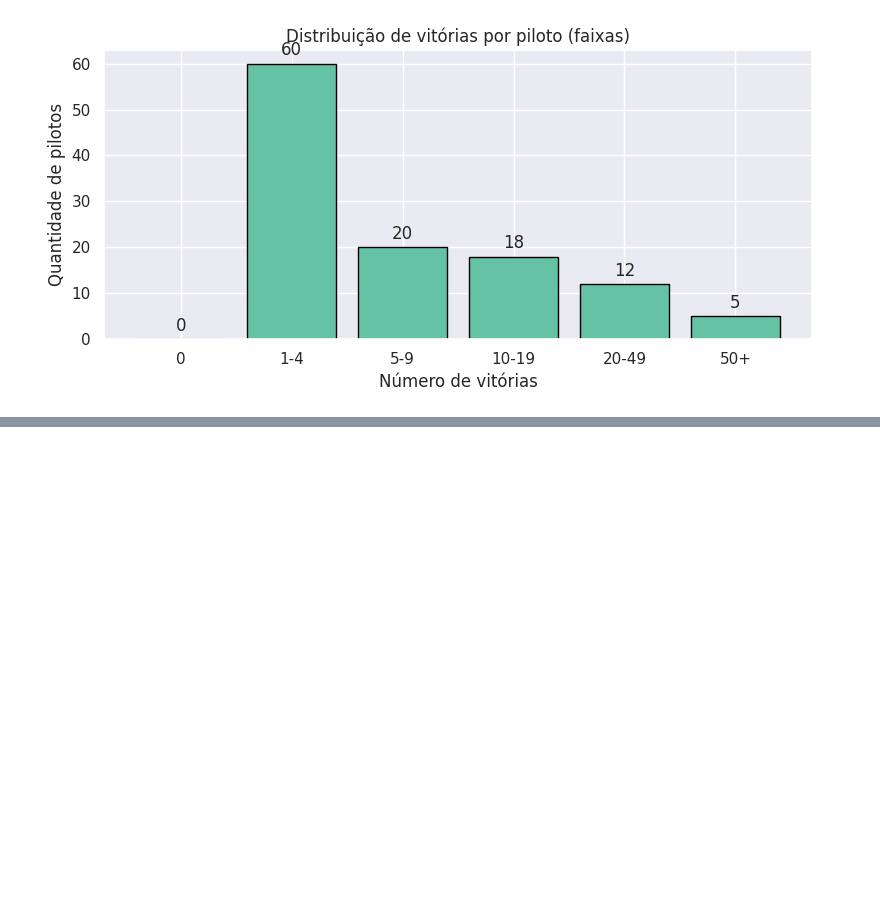
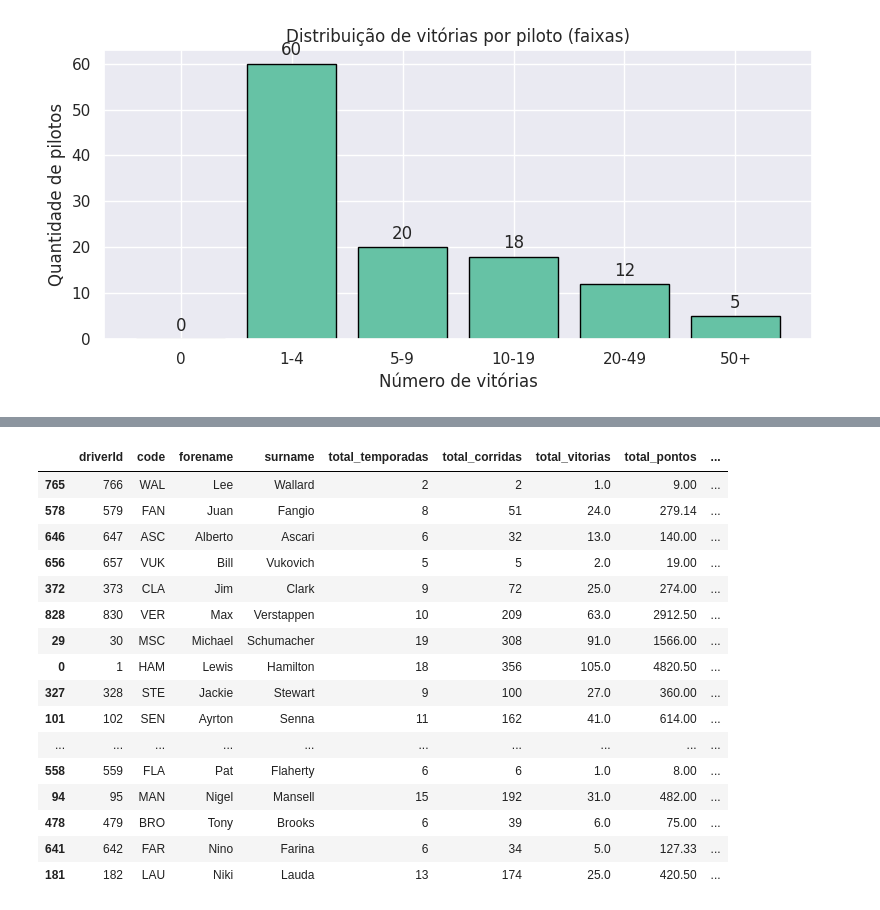
Before and after one commit to sauloverissimo/analise_de_dados_puc, a Jupyter notebook: MVP_analise_de_dados_puc.ipynb, the cells around one changed output, grey strips where cells are left out. Saved outputs shown, nothing was run; the diff lists cells and outputs as text; code cells hidden in the pictures; blank space fills up the shorter version.

```diff
--- a/MVP_analise_de_dados_puc.ipynb
+++ b/MVP_analise_de_dados_puc.ipynb
@@ -443,0 +614,7 @@ plt.show()
+# %%
+df_races['decade'] = (df_races['year'] // 10) * 10
+df_races['decade'] = df_races['decade'].astype(str) + 's'
+# %%
+# Ordenção do dataframe
+colunas_ordenadas = ['order', 'raceId', 'year', 'decade', 'round', 'circuitId', 'name', 'date', 'url']
+df_races = df_races[colunas_ordenadas]
@@ -443,0 +638,2 @@ plt.show()
+# %%
+df_results = df_results.replace({'\\N': np.nan})
@@ -443,0 +655,11 @@ plt.show()
+# %%
+colunas_ordenadas = [
+    'resultId', 'raceId', 'driverId', 'constructorId', 'number', 'grid', 'position',
+    'positionText', 'positionOrder', 'points', 'laps', 'time', 'driver_time', 'milliseconds',
+    'fastestLap', 'rank', 'fastestLapTime', 'fastestLapSpeed', 'statusId'
+]
+
+# Seleciona apenas as colunas disponíveis, para evitar erro caso alguma não exista
+colunas_ordenadas_existentes = [col for col in colunas_ordenadas if col in df_results.columns]
+
+df_results = df_results[colunas_ordenadas_existentes]
@@ -443,0 +708,71 @@ plt.show()
+# %%
+# Total de corridas disputadas por piloto
+corridas_por_piloto = df_results.groupby('driverId')['raceId'].nunique()
+
+# Total de vitórias (posição 1) por piloto
+vitorias_por_piloto = df_results[df_results['positionOrder'] == 1].groupby('driverId')['raceId'].nunique()
+
+# Total de pontos por piloto
+pontos_por_piloto = df_results.groupby('driverId')['points'].sum()
+
+# Média de pontos por corrida
+media_pontos_por_corrida = pontos_por_piloto / corridas_por_piloto
+
+# Junta tudo em um dataframe
+df_tier_list = pd.DataFrame({
+    'total_corridas': corridas_por_piloto,
+    'total_vitorias': vitorias_por_piloto,
+    'total_pontos': pontos_por_piloto,
+    'media_pontos_corrida': media_pontos_por_corrida
+}).fillna(0)  # pilotos sem vitória terão NaN, trocamos por zero
+
+# Adiciona nome do piloto para facilitar leitura
+df_tier_list = df_tier_list.merge(
+    df_drivers[['driverId', 'surname', 'forename', 'code']],
+    on='driverId',
+    how='left'
+)
+
+# Reorganiza colunas
+df_tier_list = df_tier_list[['driverId', 'code', 'forename', 'surname', 'total_corridas', 'total_vitorias', 'total_pontos', 'media_pontos_corrida']]
+
+# Visualiza as primeiras linhas
+df_tier_list.head(10)
+
+# Cruzando resultados com as corridas para obter o ano
+resultados_com_ano = df_results.merge(df_races[['raceId', 'year']], on='raceId', how='left')
+
+# Quantidade de temporadas únicas por piloto
+temporadas_por_piloto = resultados_com_ano.groupby('driverId')['year'].nunique()
+
+# Incluindo no dataframe de indicadores
+df_tier_list['total_temporadas'] = df_tier_list['driverId'].map(temporadas_por_piloto).fillna(0).astype(int)
+
+# Reorganizando as colunas
+df_tier_list = df_tier_list[['driverId', 'code', 'forename', 'surname', 'total_temporadas', 'total_corridas', 'total_vitorias', 'total_pontos', 'media_pontos_corrida']]
+
+df_tier_list['percentual_vitorias'] = (df_tier_list['total_vitorias'] / df_tier_list['total_corridas']).fillna(0)
+
+# ordenar por media_pontos_corrida
+df_tier_list.sort_values(by='percentual_vitorias', ascending=False, inplace=True)
+
+# Exibe as primeiras linhas
+df_tier_list.head(20)
+# %% [output]
+|  | driverId | code | forename | surname | total_temporadas | total_corridas | total_vitorias | total_pontos | ... |
+| 765 | 766 | WAL | Lee | Wallard | 2 | 2 | 1.0 | 9.00 | ... |
+| 578 | 579 | FAN | Juan | Fangio | 8 | 51 | 24.0 | 279.14 | ... |
+| 646 | 647 | ASC | Alberto | Ascari | 6 | 32 | 13.0 | 140.00 | ... |
+| 656 | 657 | VUK | Bill | Vukovich | 5 | 5 | 2.0 | 19.00 | ... |
+| 372 | 373 | CLA | Jim | Clark | 9 | 72 | 25.0 | 274.00 | ... |
+| 828 | 830 | VER | Max | Verstappen | 10 | 209 | 63.0 | 2912.50 | ... |
+| 29 | 30 | MSC | Michael | Schumacher | 19 | 308 | 91.0 | 1566.00 | ... |
+| 0 | 1 | HAM | Lewis | Hamilton | 18 | 356 | 105.0 | 4820.50 | ... |
+| 327 | 328 | STE | Jackie | Stewart | 9 | 100 | 27.0 | 360.00 | ... |
+| 101 | 102 | SEN | Ayrton | Senna | 11 | 162 | 41.0 | 614.00 | ... |
+| ... | ... | ... | ... | ... | ... | ... | ... | ... | ... |
+| 558 | 559 | FLA | Pat | Flaherty | 6 | 6 | 1.0 | 8.00 | ... |
+| 94 | 95 | MAN | Nigel | Mansell | 15 | 192 | 31.0 | 482.00 | ... |
+| 478 | 479 | BRO | Tony | Brooks | 6 | 39 | 6.0 | 75.00 | ... |
+| 641 | 642 | FAR | Nino | Farina | 6 | 34 | 5.0 | 127.33 | ... |
+| 181 | 182 | LAU | Niki | Lauda | 13 | 174 | 25.0 | 420.50 | ... |
```
Also changed, not shown: parts of 36 cells of this notebook.
